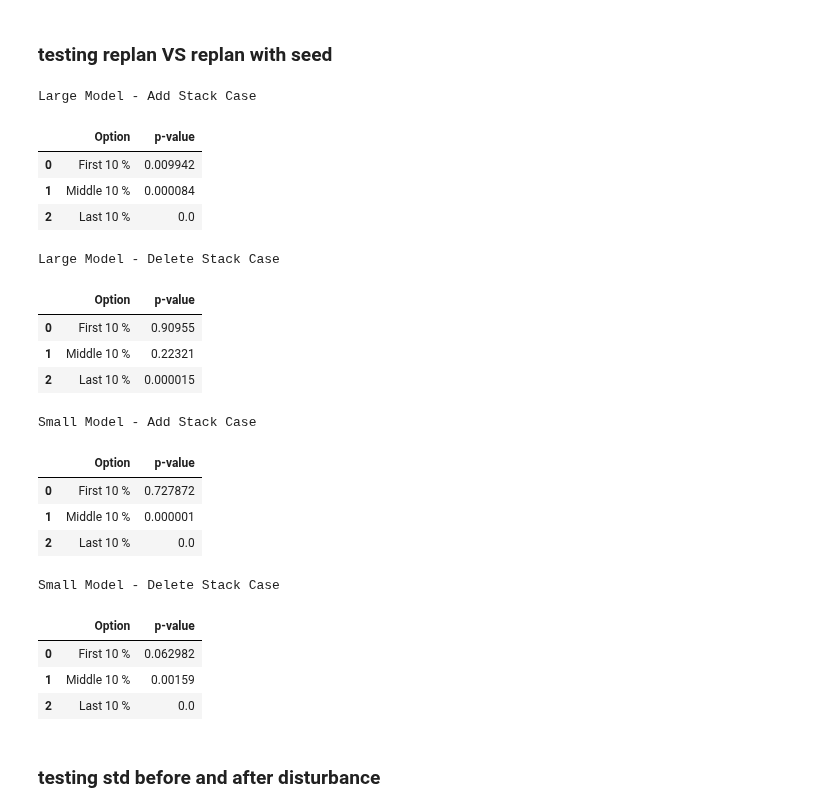
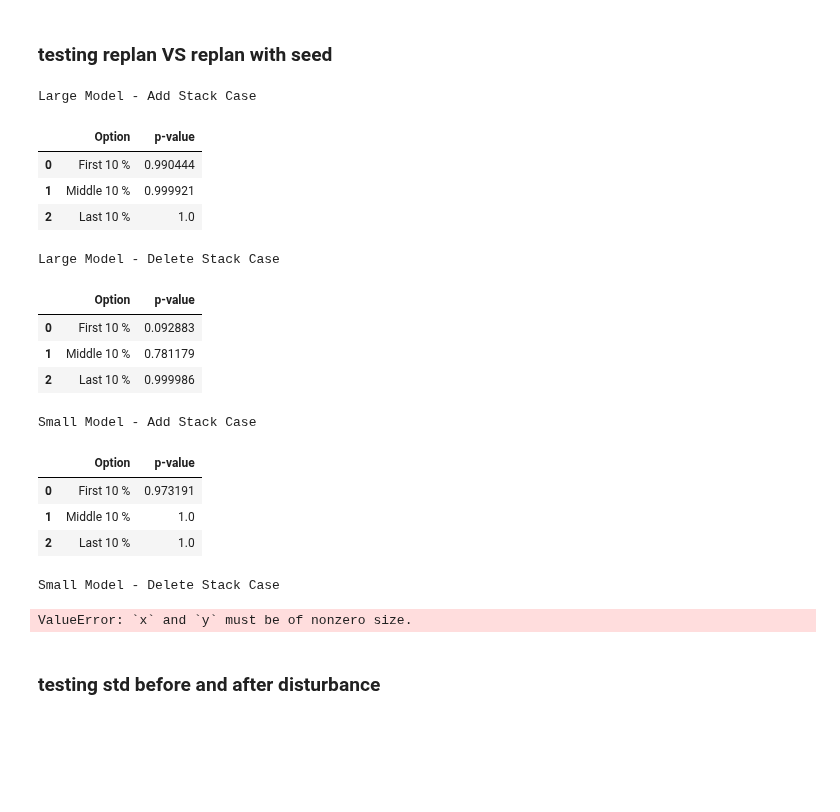
Before and after one commit to martineisenberg/momot-reactive, a Jupyter notebook: evaluation/data_processing.ipynb, the cells around one changed output. Saved outputs shown, nothing was run; the diff lists cells and outputs as text; code cells hidden in the pictures; blank space fills up the shorter version.

```diff
--- a/evaluation/data_processing.ipynb
+++ b/evaluation/data_processing.ipynb
@@ -322,56 +322,53 @@ def test(replan, seed):
     row['Option'] = "First 10 %"
     x = seed[seed.Setting == "FIRST"]['Value'].tolist()
     y = replan[replan.Setting == "FIRST"]['Value'].tolist()
-    row['p-value'] = st.mannwhitneyu(x, y, alternative="greater")[1]
+    row['p-value'] = st.mannwhitneyu(x, y, alternative="less")[1]
     p_values = p_values.append(row, ignore_index = True)
     row['Option'] = "Middle 10 %"
     x = seed[seed.Setting == "MIDDLE"]['Value'].tolist()
     y = replan[replan.Setting == "MIDDLE"]['Value'].tolist()
-    row['p-value'] = st.mannwhitneyu(x, y, alternative="greater")[1]
+    row['p-value'] = st.mannwhitneyu(x, y, alternative="less")[1]
     p_values = p_values.append(row, ignore_index = True)
     row['Option'] = "Last 10 %"
     x = seed[seed.Setting == "LAST"]['Value'].tolist()
     y = replan[replan.Setting == "LAST"]['Value'].tolist()
-    row['p-value'] = st.mannwhitneyu(x, y, alternative="greater")[1]
+    row['p-value'] = st.mannwhitneyu(x, y, alternative="less")[1]
     p_values = p_values.append(row, ignore_index = True)
     return p_values
 print("Large Model - Add Stack Case")
 replan_large_add = replan_large[replan_large.Disturbance=='ADD']
 seed_large_add = seed_large[seed_large.Disturbance=='ADD']
 display(test(replan_large_add, seed_large_add))
 print("Large Model - Delete Stack Case")
 replan_large_add = replan_large[replan_large.Disturbance=='REMOVE']
 seed_large_add = seed_large[seed_large.Disturbance=='REMOVE']
 display(test(replan_large_add, seed_large_add))
 print("Small Model - Add Stack Case")
 replan_small_add = replan_small[replan_small.Disturbance=='ADD']
 seed_small_add = seed_small[seed_small.Disturbance=='ADD']
 display(test(replan_small_add, seed_small_add))
 print("Small Model - Delete Stack Case")
 replan_small_add = replan_small[replan_small.Disturbance=='REMOVE']
 seed_small_add = seed_small[seed_small.Disturbance=='REMOVE']
 display(test(replan_small_add, seed_small_add))
 # %% [output]
 Large Model - Add Stack Case
 |  | Option | p-value |
-| 0 | First 10 % | 0.009942 |
-| 1 | Middle 10 % | 0.000084 |
-| 2 | Last 10 % | 0.0 |
+| 0 | First 10 % | 0.990444 |
+| 1 | Middle 10 % | 0.999921 |
+| 2 | Last 10 % | 1.0 |
 Large Model - Delete Stack Case
 |  | Option | p-value |
-| 0 | First 10 % | 0.90955 |
-| 1 | Middle 10 % | 0.22321 |
-| 2 | Last 10 % | 0.000015 |
+| 0 | First 10 % | 0.092883 |
+| 1 | Middle 10 % | 0.781179 |
+| 2 | Last 10 % | 0.999986 |
 Small Model - Add Stack Case
 |  | Option | p-value |
-| 0 | First 10 % | 0.727872 |
-| 1 | Middle 10 % | 0.000001 |
-| 2 | Last 10 % | 0.0 |
+| 0 | First 10 % | 0.973191 |
+| 1 | Middle 10 % | 1.0 |
+| 2 | Last 10 % | 1.0 |
 Small Model - Delete Stack Case
-|  | Option | p-value |
-| 0 | First 10 % | 0.062982 |
-| 1 | Middle 10 % | 0.00159 |
-| 2 | Last 10 % | 0.0 |
+ValueError: `x` and `y` must be of nonzero size.
 # %% [markdown]
 ### testing std before and after disturbance
 # %%
```
Also changed, not shown: 7 other files.
